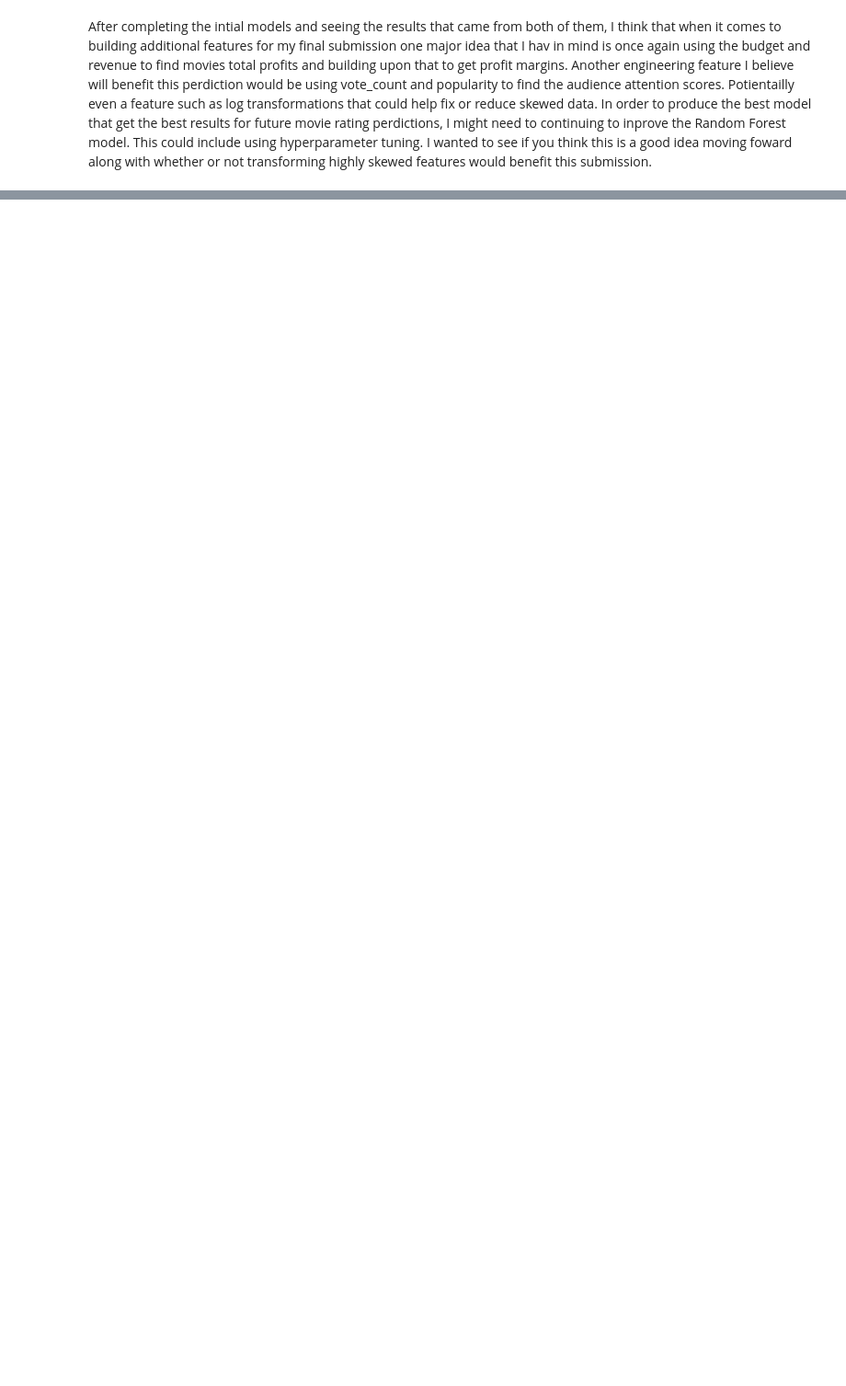
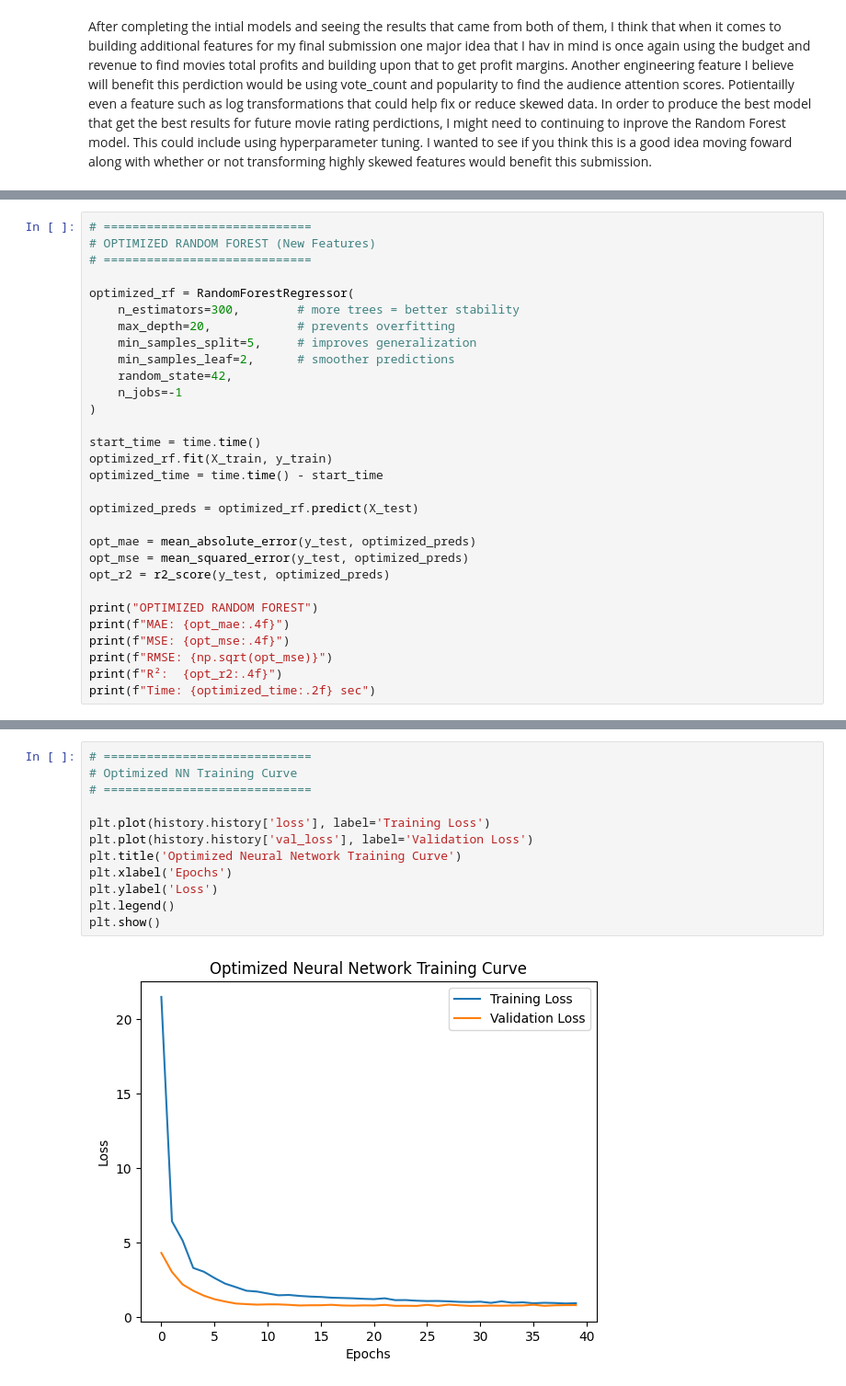
Before and after one commit to baylax816-lab/Final_Project_DTS2, a Jupyter notebook: final_project_draft.ipynb, the cells around one changed output, grey strips where cells are left out. Shown at 92% size. Drawn from its saved outputs; the diff is of its cells as text; blank space fills up the shorter version.

```diff
--- a/final_project_draft.ipynb
+++ b/final_project_draft.ipynb
@@ -390,0 +474,30 @@ In order to produce the best model that get the best results for future movie ra
+# %%
+# =============================
+# OPTIMIZED RANDOM FOREST (New Features)
+# =============================
+
+optimized_rf = RandomForestRegressor(
+    n_estimators=300,        # more trees = better stability
+    max_depth=20,            # prevents overfitting
+    min_samples_split=5,     # improves generalization
+    min_samples_leaf=2,      # smoother predictions
+    random_state=42,
+    n_jobs=-1
+)
+
+start_time = time.time()
+optimized_rf.fit(X_train, y_train)
+optimized_time = time.time() - start_time
+
+optimized_preds = optimized_rf.predict(X_test)
+
+opt_mae = mean_absolute_error(y_test, optimized_preds)
+opt_mse = mean_squared_error(y_test, optimized_preds)
+opt_r2 = r2_score(y_test, optimized_preds)
+
+print("OPTIMIZED RANDOM FOREST")
+print(f"MAE: {opt_mae:.4f}")
+print(f"MSE: {opt_mse:.4f}")
+print(f"RMSE: {np.sqrt(opt_mse)}")
+print(f"R²:  {opt_r2:.4f}")
+print(f"Time: {optimized_time:.2f} sec")
@@ -390,0 +672,14 @@ In order to produce the best model that get the best results for future movie ra
+# %%
+# =============================
+# Optimized NN Training Curve
+# =============================
+
+plt.plot(history.history['loss'], label='Training Loss')
+plt.plot(history.history['val_loss'], label='Validation Loss')
+plt.title('Optimized Neural Network Training Curve')
+plt.xlabel('Epochs')
+plt.ylabel('Loss')
+plt.legend()
+plt.show()
+# %% [output]
+[figure, added]
```
Also changed, not shown: parts of 34 cells of this notebook, 1 other file.
